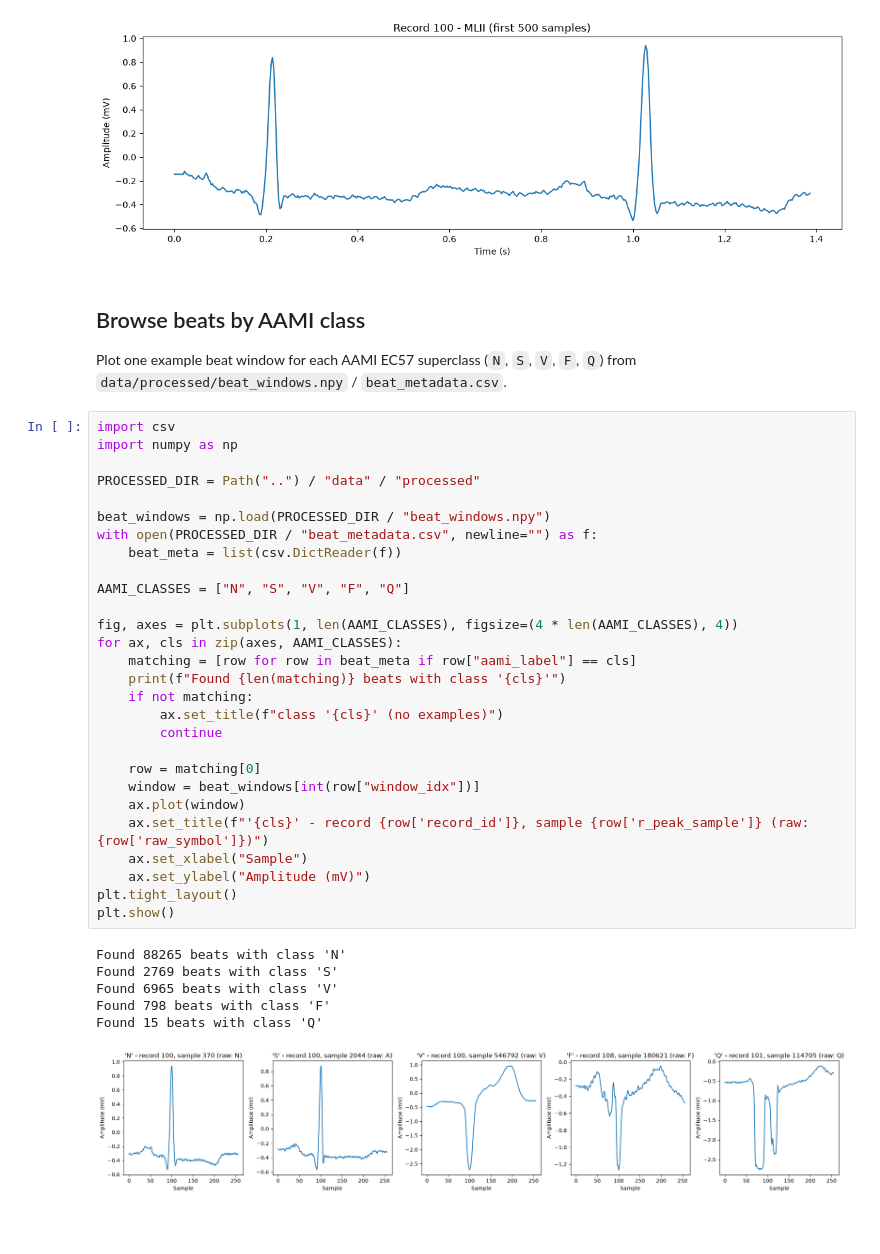
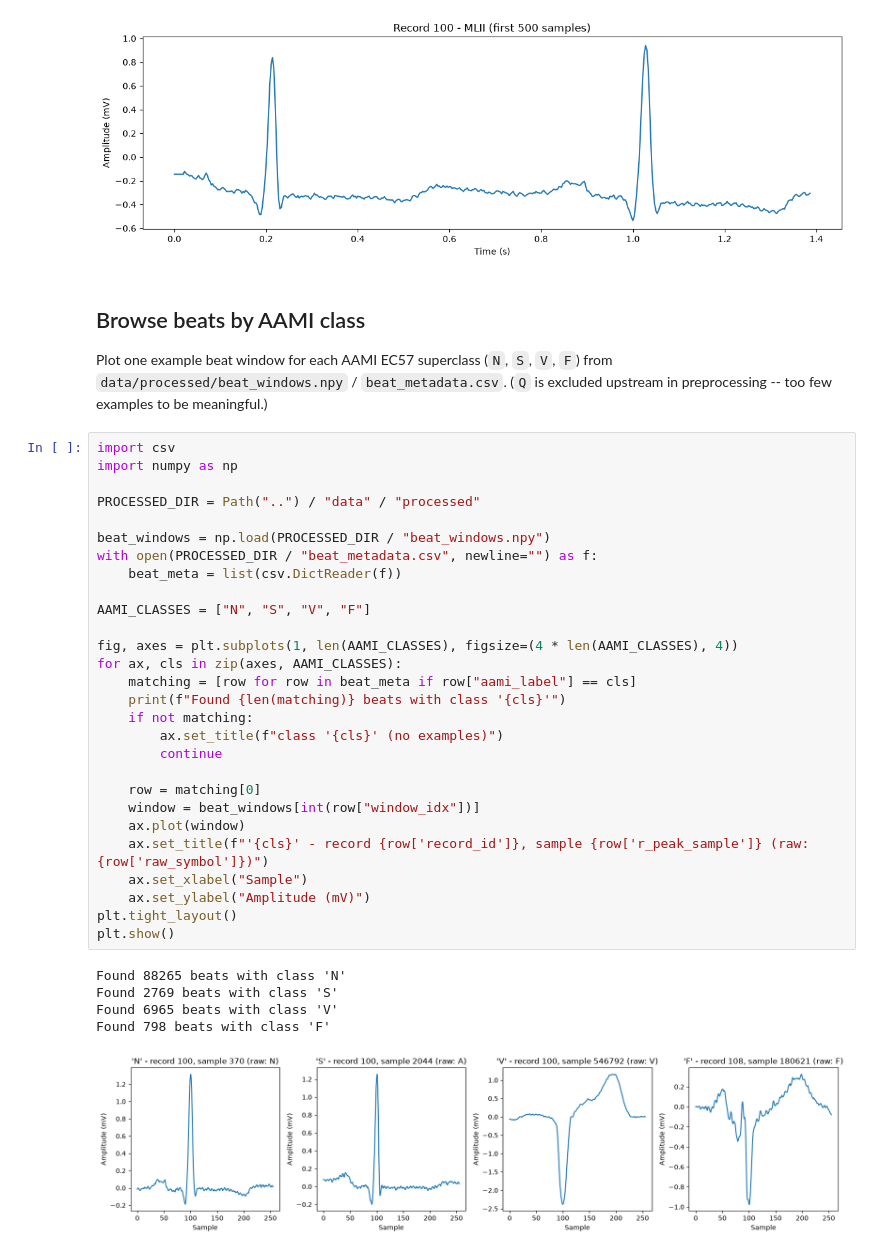
Before and after one commit to matejvu/VAE-Interpretability, a Jupyter notebook: notebooks/data.ipynb, the cells around one changed output. Saved outputs shown, nothing was run; the diff lists cells and outputs as text; blank space fills up the shorter version.

```diff
--- a/notebooks/data.ipynb
+++ b/notebooks/data.ipynb
@@ -36,39 +36,38 @@ plt.show()
 # %% [markdown]
 ## Browse beats by AAMI class
 
-Plot one example beat window for each AAMI EC57 superclass (`N`, `S`, `V`, `F`, `Q`) from `data/processed/beat_windows.npy` / `beat_metadata.csv`.
+Plot one example beat window for each AAMI EC57 superclass (`N`, `S`, `V`, `F`) from `data/processed/beat_windows.npy` / `beat_metadata.csv`. (`Q` is excluded upstream in preprocessing -- too few examples to be meaningful.)
 # %%
 import csv
 import numpy as np
 
 PROCESSED_DIR = Path("..") / "data" / "processed"
 
 beat_windows = np.load(PROCESSED_DIR / "beat_windows.npy")
 with open(PROCESSED_DIR / "beat_metadata.csv", newline="") as f:
     beat_meta = list(csv.DictReader(f))
 
-AAMI_CLASSES = ["N", "S", "V", "F", "Q"]
+AAMI_CLASSES = ["N", "S", "V", "F"]
 
 fig, axes = plt.subplots(1, len(AAMI_CLASSES), figsize=(4 * len(AAMI_CLASSES), 4))
 for ax, cls in zip(axes, AAMI_CLASSES):
     matching = [row for row in beat_meta if row["aami_label"] == cls]
     print(f"Found {len(matching)} beats with class '{cls}'")
     if not matching:
         ax.set_title(f"class '{cls}' (no examples)")
         continue
 
     row = matching[0]
     window = beat_windows[int(row["window_idx"])]
     ax.plot(window)
     ax.set_title(f"'{cls}' - record {row['record_id']}, sample {row['r_peak_sample']} (raw: {row['raw_symbol']})")
     ax.set_xlabel("Sample")
     ax.set_ylabel("Amplitude (mV)")
 plt.tight_layout()
 plt.show()
 # %% [output]
 Found 88265 beats with class 'N'
 Found 2769 beats with class 'S'
 Found 6965 beats with class 'V'
 Found 798 beats with class 'F'
-Found 15 beats with class 'Q'
-[figure, old version]
+[figure, new version]
```
Also changed, not shown: parts of 4 cells of this notebook.
